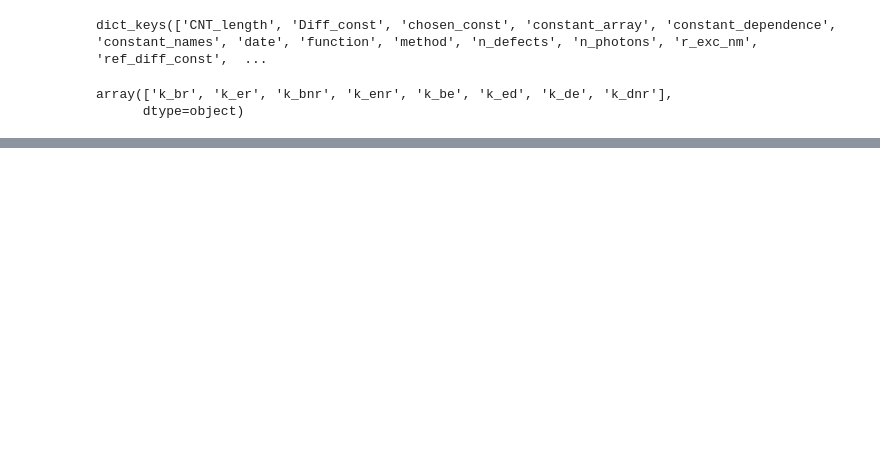
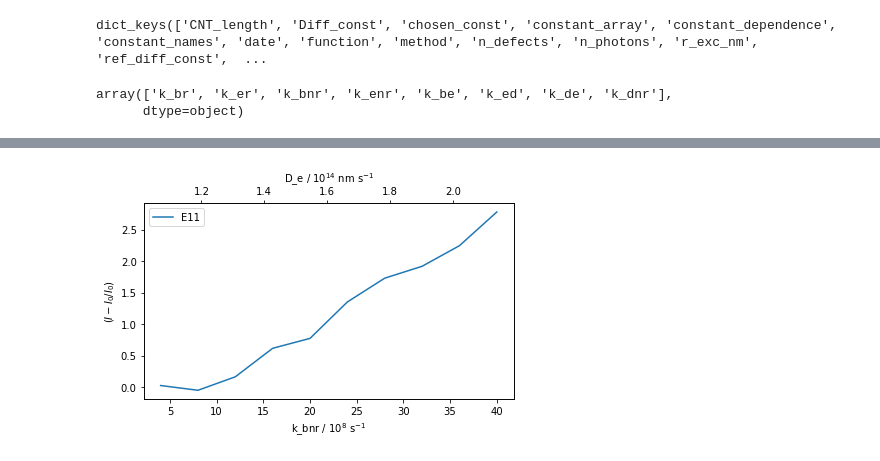
Before and after one commit to mariadohmen/CNT-MC, a Jupyter notebook: simulation/sim_notebooks/2020-10-05-kenr-kbnr-diff-eval.ipynb, the cells around one changed output, grey strips where cells are left out. Cells and saved outputs as stored; diff of their text form; code cells hidden in the pictures; blank space fills up the shorter version.

Commit message:
3 params variation for server

```diff
--- a/simulation/sim_notebooks/2020-10-05-kenr-kbnr-diff-eval.ipynb
+++ b/simulation/sim_notebooks/2020-10-05-kenr-kbnr-diff-eval.ipynb
@@ -151,0 +119,4 @@ plot_QY_prist_3_params(sims[6], 0);
+# %%
+plot_QY_delta_prist_3_params(sims[6], 0);
+# %% [output]
+[figure, added]
```
Also changed, not shown: parts of 17 cells of this notebook, 3 other files.
